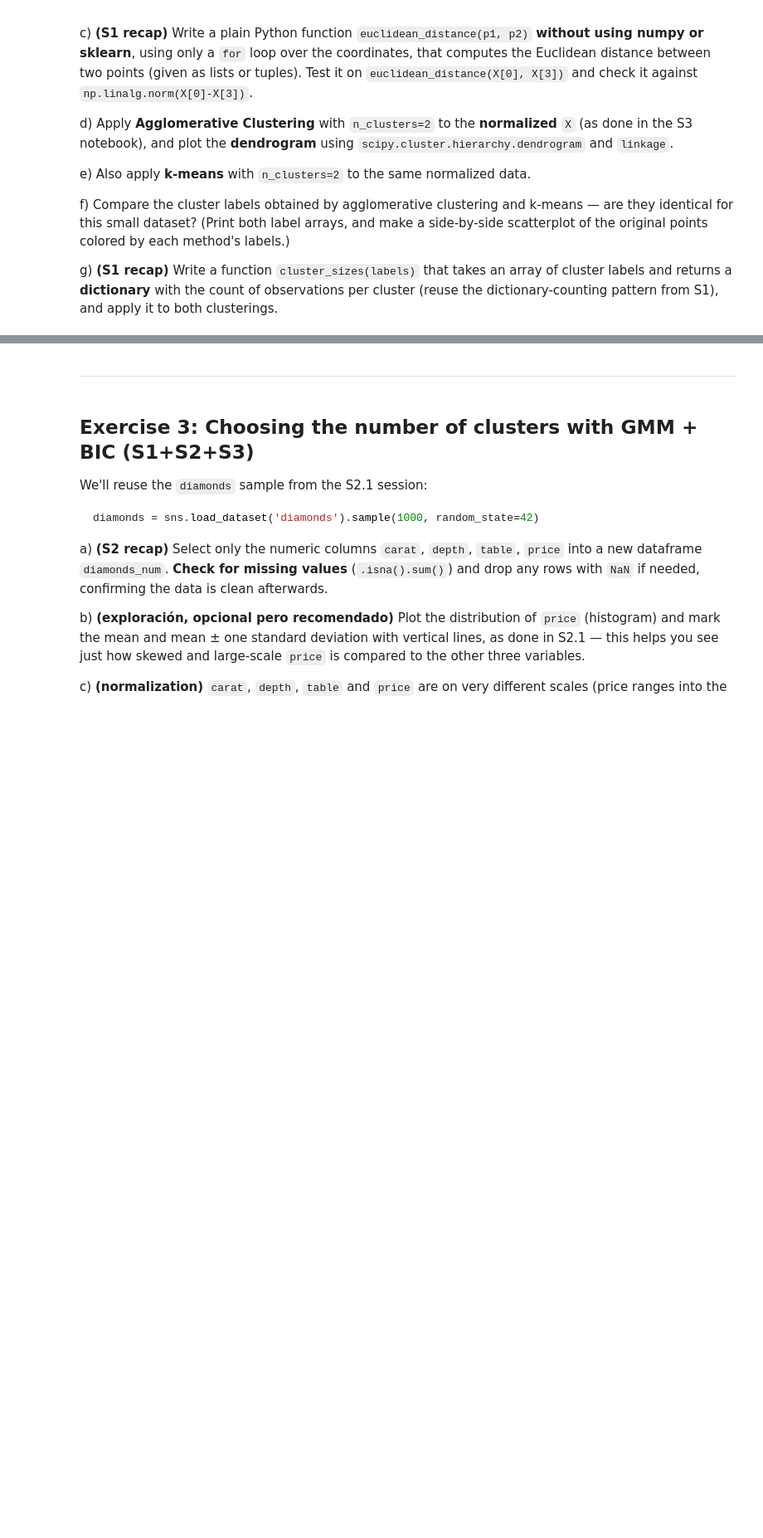
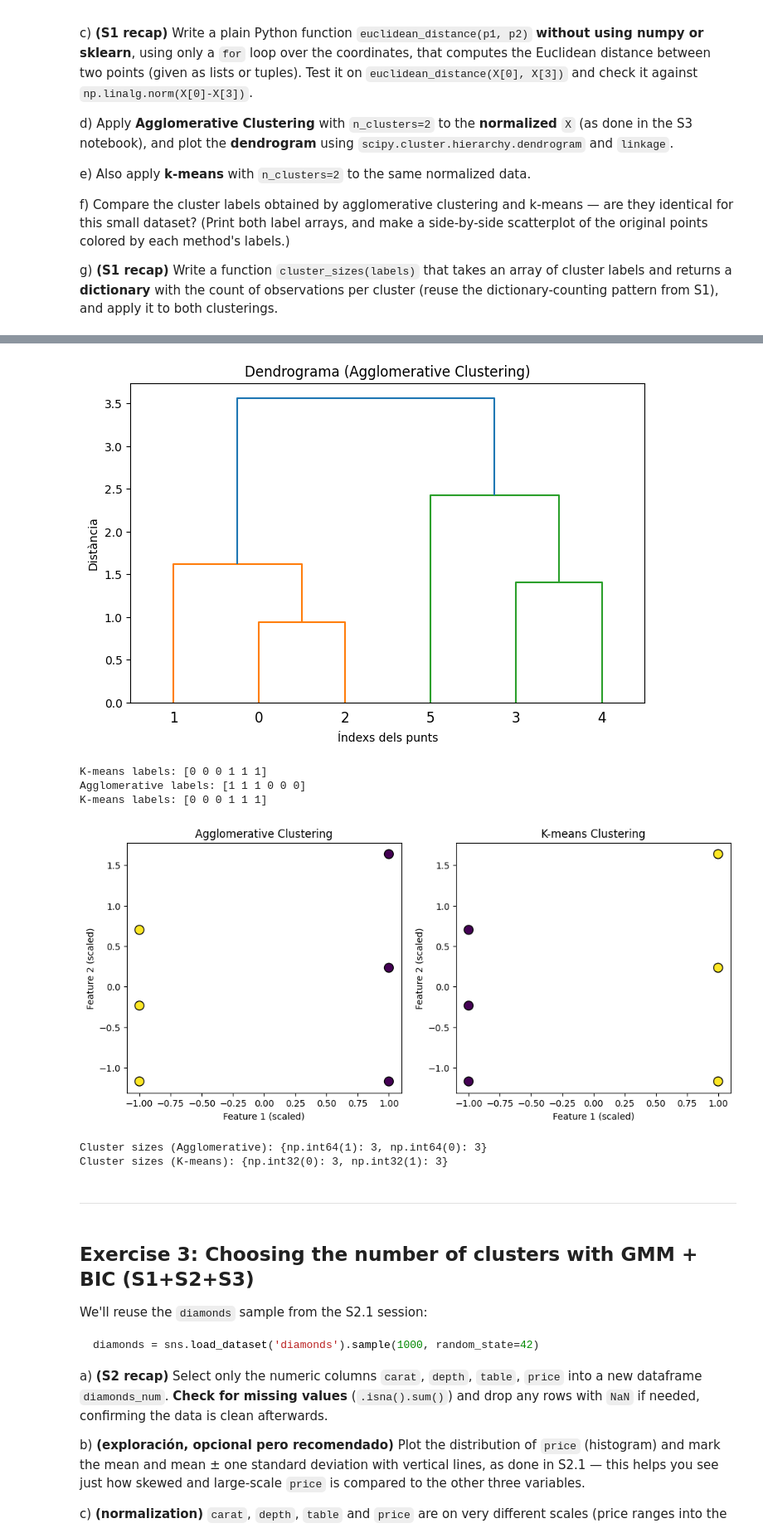
Before and after one commit to YherlinGalo/UPC_DAPR_2026, a Jupyter notebook: S4/S4_FlippedClassroom_Exercises.ipynb, the cells around one changed output, grey strips where cells are left out. Shown at 83% size. Drawn from its saved outputs; the diff is of its cells as text; code cells hidden in the pictures; blank space fills up the shorter version.

```diff
--- a/S4/S4_FlippedClassroom_Exercises.ipynb
+++ b/S4/S4_FlippedClassroom_Exercises.ipynb
@@ -226,33 +220,83 @@ import matplotlib.pyplot as plt
 X = np.array([[1, 2], [1, 4], [1, 0], [5, 6], [5, 3], [5, 0]])
 
 # a) YOUR CODE HERE: check for missing values with np.isnan(X).any()
-
+# a1) Control de dades: comprovem si hi ha valors nuls a X
+has_nans = np.isnan(X).any()
+print("Hi ha valors nuls a X?:", has_nans)
 
 # b) YOUR CODE HERE: normalize X with StandardScaler
-X_scaled = None
+# Creem l'escalador i normalitzem l'array X
+scaler = StandardScaler()
+X_scaled = scaler.fit_transform(X)
+
+# b2) Mostrem el resultat per veure com ha quedat
+print("Array X normalitzat:\n", X_scaled)
 
 # c) YOUR CODE HERE: plain-Python euclidean_distance function using a for loop (no numpy/sklearn)
 def euclidean_distance(p1, p2):
-    pass
-
+    squared_sum = 0
+    for i in range(len(p1)):
+        squared_sum += (p1[i] - p2[i]) ** 2
+    return squared_sum ** 0.5
 # test it
 print(euclidean_distance(X[0], X[3]))
 print(np.linalg.norm(X[0] - X[3]))
 
 # d) YOUR CODE HERE: agglomerative clustering on X_scaled + dendrogram
-agglo_labels = None
+agglo = AgglomerativeClustering(n_clusters=2)
+agglo_labels = agglo.fit_predict(X_scaled)  # <--- Aquí està la variable ben utilitzada!
 
+print("Etiquetes de l'Agglomerative Clustering:", agglo_labels)
+
+# Calculem la matriu de linkage per construir el dendrograma
+linked = linkage(X_scaled, method='ward')
+
+# Dibuixem el dendrograma
+plt.figure(figsize=(8, 5))
+dendrogram(linked)
+plt.title('Dendrograma (Agglomerative Clustering)')
+plt.xlabel('Índexs dels punts')
+plt.ylabel('Distància')
+plt.show()
 
 # e) YOUR CODE HERE: k-means clustering with n_clusters=2 on X_scaled
-kmeans_labels = None
+# Apply K-means with n_clusters=2 on X_scaled
+kmeans = KMeans(n_clusters=2, random_state=42)
+kmeans_labels = kmeans.fit_predict(X_scaled)
+
+print("K-means labels:", kmeans_labels)
 
 # f) YOUR CODE HERE: compare both label arrays and make a side-by-side scatterplot
-print(agglo_labels)
-print(kmeans_labels)
+# f) Compare the cluster labels obtained by agglomerative clustering and k-means, and make a side-by-side scatterplot
+print("Agglomerative labels:", agglo_labels)
+print("K-means labels:", kmeans_labels)
+
+# Create a figure with two side-by-side subplots
+fig, axes = plt.subplots(1, 2, figsize=(12, 5))
+
+# First plot: Agglomerative Clustering
+axes[0].scatter(X_scaled[:, 0], X_scaled[:, 1], c=agglo_labels, cmap='viridis', s=100, edgecolor='k')
+axes[0].set_title('Agglomerative Clustering')
+axes[0].set_xlabel('Feature 1 (scaled)')
+axes[0].set_ylabel('Feature 2 (scaled)')
+
+# Second plot: K-means Clustering
+axes[1].scatter(X_scaled[:, 0], X_scaled[:, 1], c=kmeans_labels, cmap='viridis', s=100, edgecolor='k')
+axes[1].set_title('K-means Clustering')
+axes[1].set_xlabel('Feature 1 (scaled)')
+axes[1].set_ylabel('Feature 2 (scaled)')
+
+plt.show()
 
 # g) YOUR CODE HERE: cluster_sizes function using a dictionary
+# cluster_sizes function using a dictionary
 def cluster_sizes(labels):
-    pass
+    counts = {}
+    for label in labels:
+        counts[label] = counts.get(label, 0) + 1
+    return counts
 
-print(cluster_sizes(agglo_labels))
-print(cluster_sizes(kmeans_labels))
+# Test the function on both clustering methods
+print("Cluster sizes (Agglomerative):", cluster_sizes(agglo_labels))
+print("Cluster sizes (K-means):", cluster_sizes(kmeans_labels))
+# %% [output]
@@ -259,3 +314,10 @@ print(cluster_sizes(kmeans_labels))
+[figure, added]
+K-means labels: [0 0 0 1 1 1]
+Agglomerative labels: [1 1 1 0 0 0]
+K-means labels: [0 0 0 1 1 1]
+[figure, added]
+Cluster sizes (Agglomerative): {np.int64(1): 3, np.int64(0): 3}
+Cluster sizes (K-means): {np.int32(0): 3, np.int32(1): 3}
 # %% [markdown]
 ---
 # %% [markdown]
```
Also changed, not shown: parts of 2 cells of this notebook.
